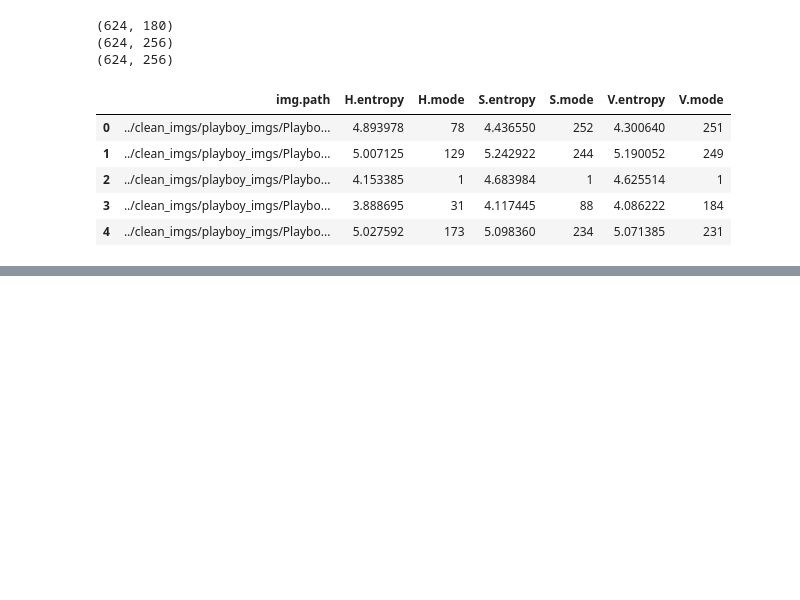
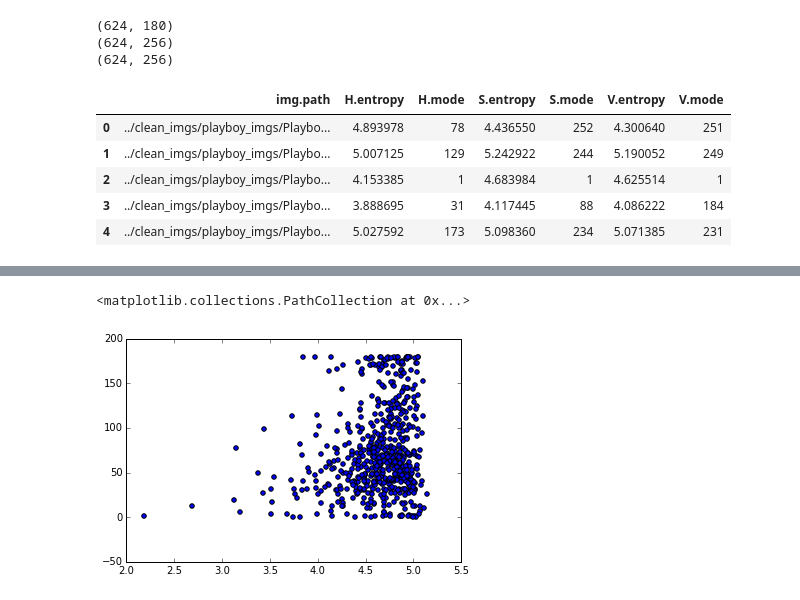
Before and after one commit to myazdani/magazine-study, a Jupyter notebook: scripts/compute-color-stats.ipynb, the cells around one changed output, grey strips where cells are left out. Saved outputs shown, nothing was run; the diff lists cells and outputs as text; code cells hidden in the pictures; blank space fills up the shorter version.

```diff
--- a/scripts/compute-color-stats.ipynb
+++ b/scripts/compute-color-stats.ipynb
@@ -57,0 +70,5 @@ df_img_stats.to_csv("../data/image_stats_playboy.csv", index = False)
+# %%
+plt.scatter(df_img_stats["H.entropy"], df_img_stats["H.mode"])
+# %% [output]
+<matplotlib.collections.PathCollection at 0x...>
+[figure, added]
```
Also changed, not shown: parts of 4 cells of this notebook.
